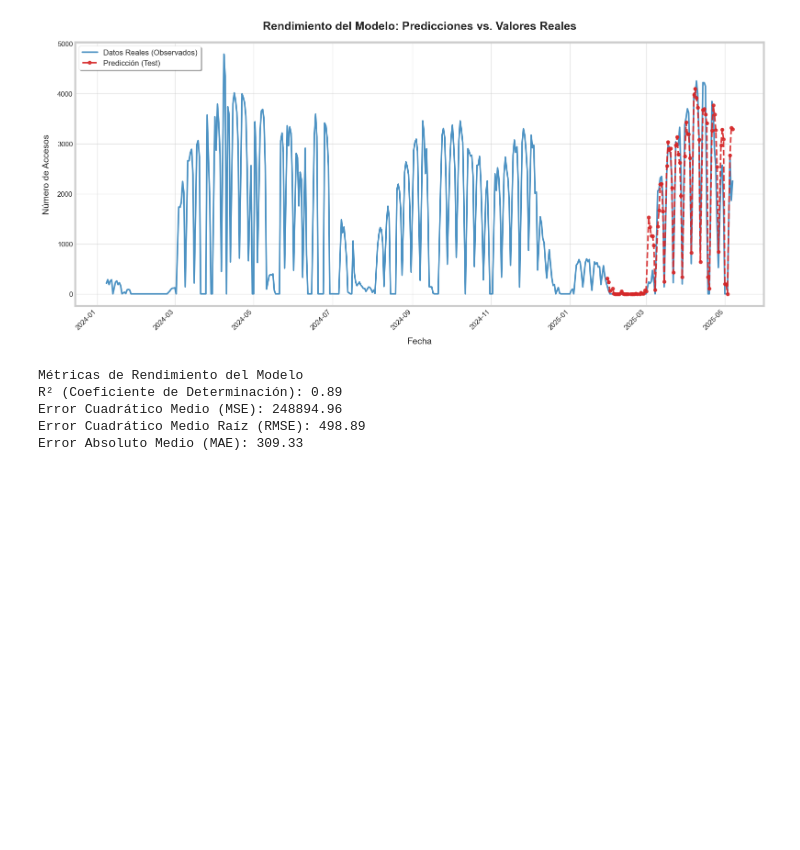
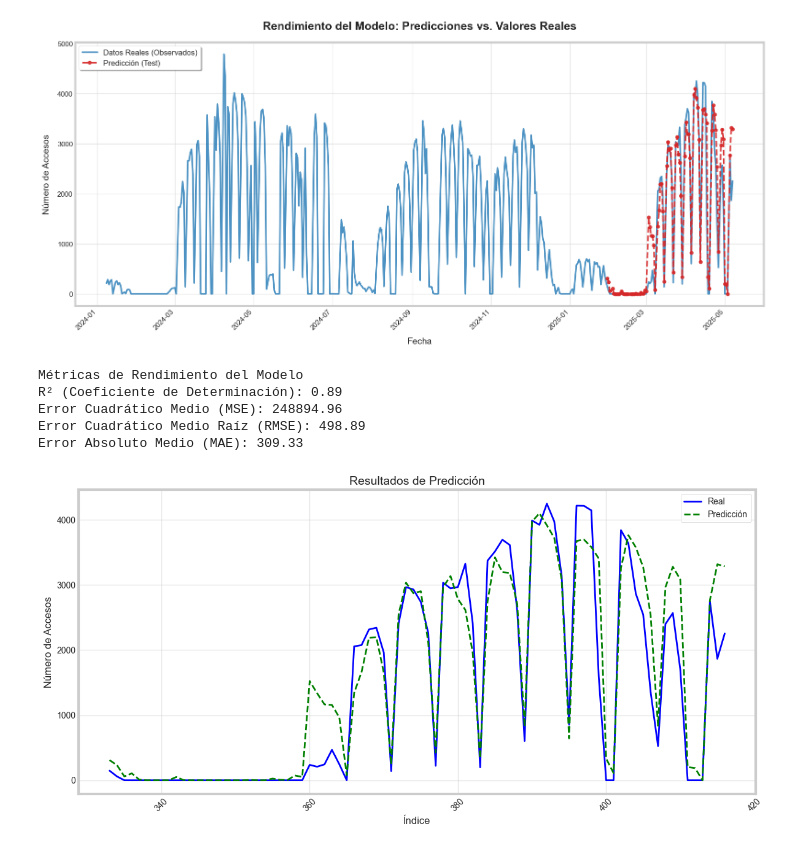
Before and after one commit to TomoCid/Proyecto_Central_ADD, a Jupyter notebook: CatBoost.ipynb, the cells around one changed output. Saved outputs shown, nothing was run; the diff lists cells and outputs as text; code cells hidden in the pictures; blank space fills up the shorter version.

```diff
--- a/CatBoost.ipynb
+++ b/CatBoost.ipynb
@@ -363,3 +347,23 @@ R² (Coeficiente de Determinación): 0.89
 Error Cuadrático Medio (MSE): 248894.96
 Error Cuadrático Medio Raíz (RMSE): 498.89
 Error Absoluto Medio (MAE): 309.33
+# %%
+results_df = pd.DataFrame({
+    'Índice': X_test.index,
+    'Real': y_test,
+    'Predicción': predicted
+}).sort_values(by='Índice')
+
+plt.figure(figsize=(12, 6))
+plt.plot(results_df['Índice'], results_df['Real'], label='Real', color='blue', linewidth=2)
+plt.plot(results_df['Índice'], results_df['Predicción'], label='Predicción', color='green', linestyle='--', linewidth=2)
+plt.title('Resultados de Predicción', fontsize=14)
+plt.xlabel('Índice', fontsize=12)
+plt.ylabel('Número de Accesos', fontsize=12)
+plt.xticks(rotation=45)
+plt.legend(fontsize=10)
+plt.grid(alpha=0.5)
+plt.tight_layout()
+plt.show()
+# %% [output]
+[figure, added]
```
Also changed, not shown: parts of 4 cells of this notebook, 5 other files.
